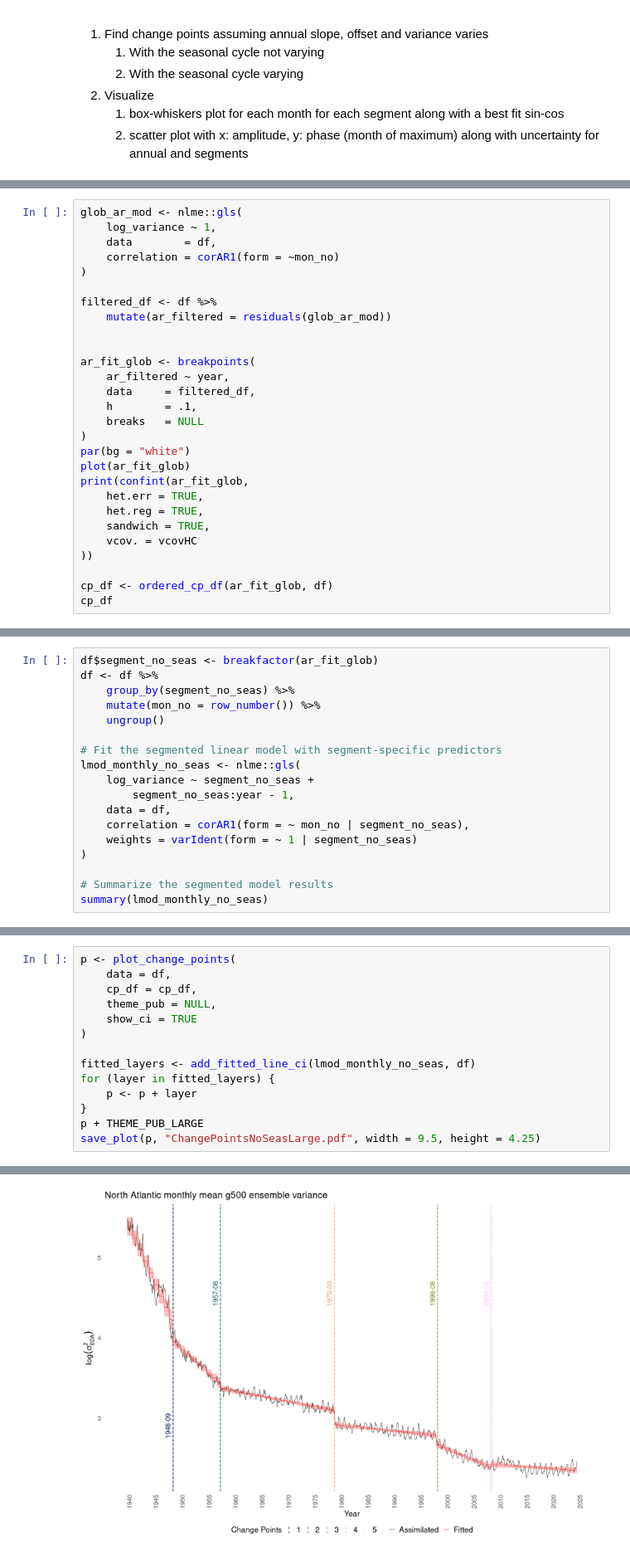
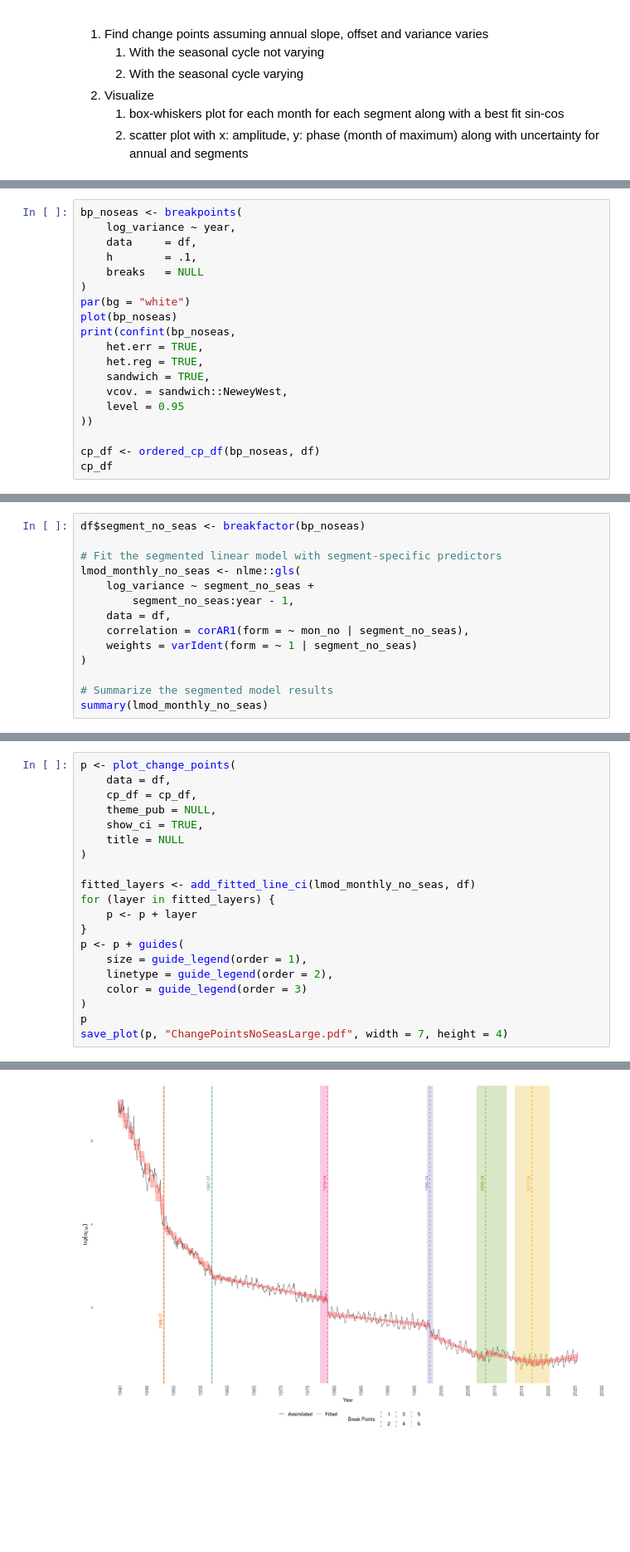
Before and after one commit to hschoeller/wp22a, a Jupyter notebook: notebooks/ChangePoints.ipynb, the cells around one changed output, grey strips where cells are left out. Shown at 83% size. Drawn from its saved outputs; the diff is of its cells as text; blank space fills up the shorter version.

```diff
--- a/notebooks/ChangePoints.ipynb
+++ b/notebooks/ChangePoints.ipynb
@@ -152,30 +176,21 @@ ordered_cp_df <- function(bp_est_monthly, data) {
 # %%
-glob_ar_mod <- nlme::gls(
-    log_variance ~ 1,
-    data        = df,
-    correlation = corAR1(form = ~mon_no)
-)
-
-filtered_df <- df %>%
-    mutate(ar_filtered = residuals(glob_ar_mod))
-
-
-ar_fit_glob <- breakpoints(
-    ar_filtered ~ year,
-    data     = filtered_df,
+bp_noseas <- breakpoints(
+    log_variance ~ year,
+    data     = df,
     h        = .1,
     breaks   = NULL
 )
 par(bg = "white")
-plot(ar_fit_glob)
-print(confint(ar_fit_glob,
+plot(bp_noseas)
+print(confint(bp_noseas,
     het.err = TRUE,
     het.reg = TRUE,
     sandwich = TRUE,
-    vcov. = vcovHC
+    vcov. = sandwich::NeweyWest,
+    level = 0.95
 ))
 
-cp_df <- ordered_cp_df(ar_fit_glob, df)
+cp_df <- ordered_cp_df(bp_noseas, df)
 cp_df
 # %% [output]
          Confidence intervals for breakpoints
@@ -207,9 +223,5 @@ A data.frame: 5 × 4
 # %%
-df$segment_no_seas <- breakfactor(ar_fit_glob)
-df <- df %>%
-    group_by(segment_no_seas) %>%
-    mutate(mon_no = row_number()) %>%
-    ungroup()
+df$segment_no_seas <- breakfactor(bp_noseas)
 
 # Fit the segmented linear model with segment-specific predictors
 lmod_monthly_no_seas <- nlme::gls(
@@ -245,13 +257,19 @@ p <- plot_change_points(
     data = df,
     cp_df = cp_df,
     theme_pub = NULL,
-    show_ci = TRUE
+    show_ci = TRUE,
+    title = NULL
 )
 
 fitted_layers <- add_fitted_line_ci(lmod_monthly_no_seas, df)
 for (layer in fitted_layers) {
     p <- p + layer
 }
-p + THEME_PUB_LARGE
-save_plot(p, "ChangePointsNoSeasLarge.pdf", width = 9.5, height = 4.25)
+p <- p + guides(
+    size = guide_legend(order = 1),
+    linetype = guide_legend(order = 2),
+    color = guide_legend(order = 3)
+)
+p
+save_plot(p, "ChangePointsNoSeasLarge.pdf", width = 7, height = 4)
 # %% [output]
@@ -260,4 +283,4 @@ pdf
-[figure, old version]
+[figure, new version]
 # %%
 seasonal_model <- nlme::gls(
     log_variance ~ year:segment_no_seas + segment_no_seas +
```
Also changed, not shown: parts of 30 cells of this notebook, 6 other files.
